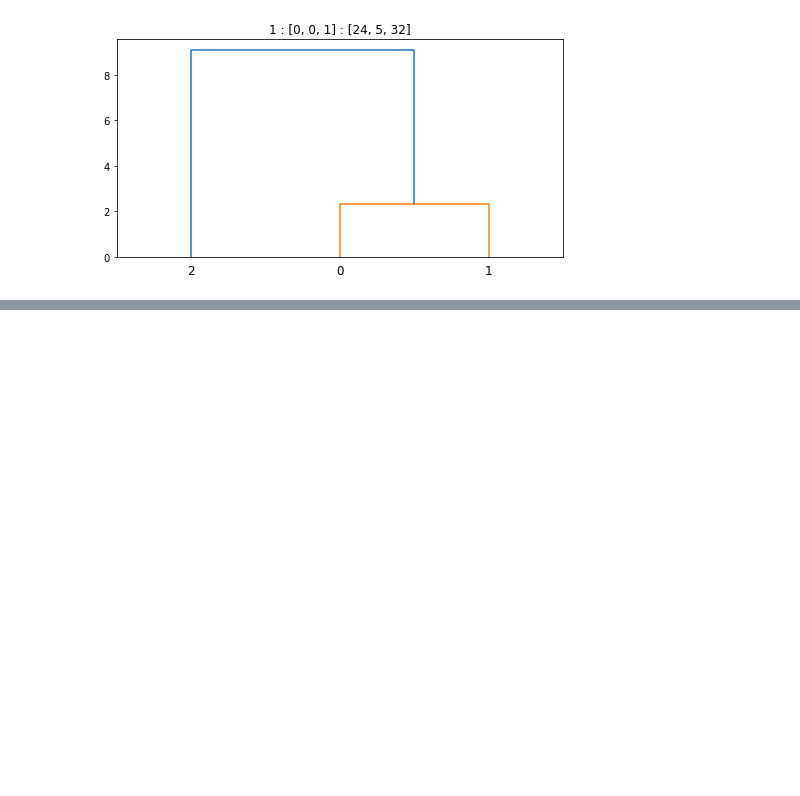
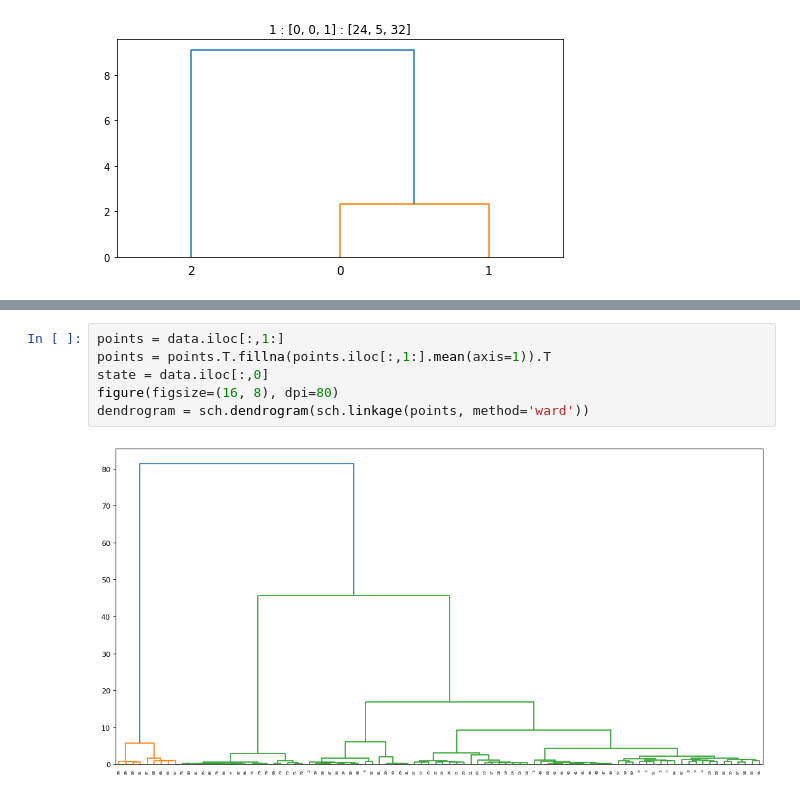
Before and after one commit to PhilipPhil/Unsupervised-Learning-for-Anomaly-Detection-in-Fleet-Based-Systems-Application-to-Air-Conditioners, a Jupyter notebook: Project.ipynb, the cells around one changed output, grey strips where cells are left out. Drawn from its saved outputs; the diff is of its cells as text; blank space fills up the shorter version.

```diff
--- a/Project.ipynb
+++ b/Project.ipynb
@@ -197,0 +221,8 @@ for _ in range(20):
+# %%
+points = data.iloc[:,1:]
+points = points.T.fillna(points.iloc[:,1:].mean(axis=1)).T
+state = data.iloc[:,0]
+figure(figsize=(16, 8), dpi=80)
+dendrogram = sch.dendrogram(sch.linkage(points, method='ward'))
+# %% [output]
+[figure, added]
```
Also changed, not shown: parts of 6 cells of this notebook, 3 other files.
